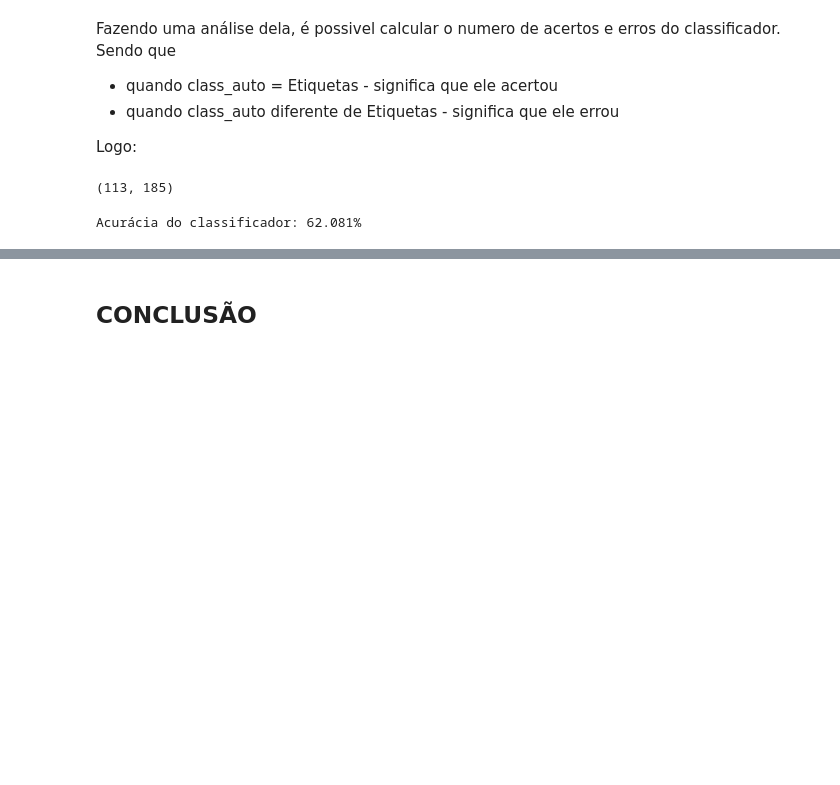
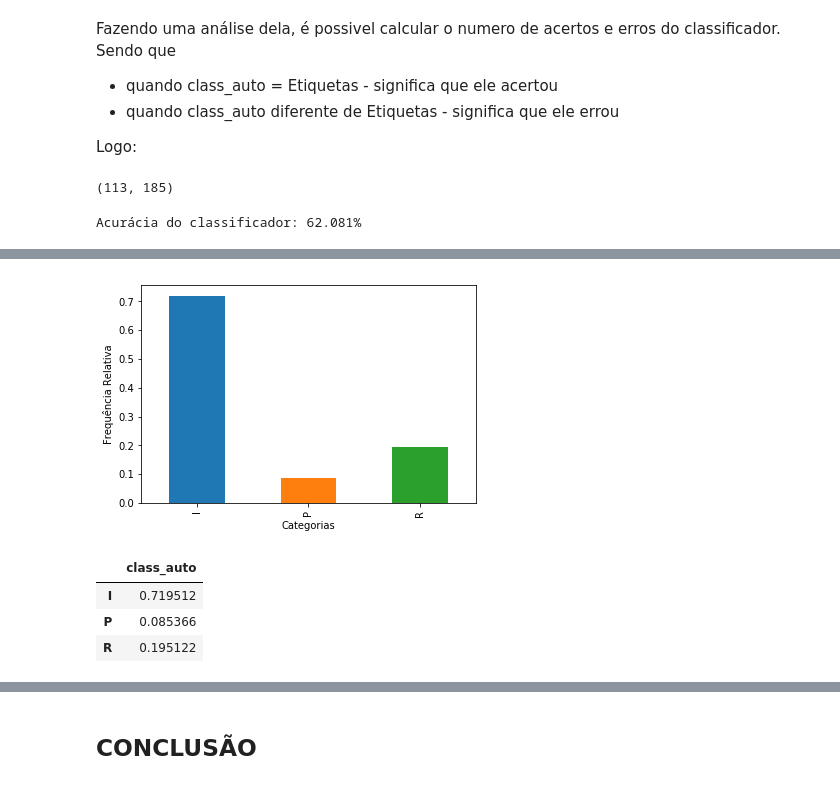
Before and after one commit to beatrizcf2/P1_Cdados_BW, a Jupyter notebook: Projeto 1 - Joker.ipynb, the cells around one changed output, grey strips where cells are left out. Cells and saved outputs as stored; diff of their text form; code cells hidden in the pictures; blank space fills up the shorter version.

```diff
--- a/Projeto 1 - Joker.ipynb
+++ b/Projeto 1 - Joker.ipynb
@@ -487,0 +452,18 @@ probTweetDadoR, probRDadoTweet = calcula_prob('R',excel_teste,excel)
+# %%
+class_tweet_d = []
+for i in range(len(excel_teste_d)):
+    maior = probPDadoTweet[i]
+    class_tweet_d.append('P')
+    if maior < probNDadoTweet[i]:
+        maior = probNDadoTweet[i]
+        class_tweet_d[i] = 'N'
+    if maior < probIDadoTweet[i]:
+        maior = probIDadoTweet[i]
+        class_tweet_d[i] = 'I'
+    if maior < probRDadoTweet[i]:
+        maior = probRDadoTweet[i]
+        class_tweet_d[i] = 'R'
+
+
+excel_teste_d['class_auto'] = class_tweet_d
+excel_teste_d.head()
@@ -487,0 +482,13 @@ probTweetDadoR, probRDadoTweet = calcula_prob('R',excel_teste,excel)
+# %%
+ct2 = pd.Series(excel_teste_d.class_auto).value_counts(True).sort_index()
+ct2.plot(kind='bar')
+plt.ylabel('Frequência Relativa')
+plt.xlabel('Categorias')
+plt.show()
+ct2.to_frame()
+# %% [output]
+[figure, added]
+|  | class_auto |
+| I | 0.719512 |
+| P | 0.085366 |
+| R | 0.195122 |
```
Also changed, not shown: parts of 34 cells of this notebook, 1 other file.
